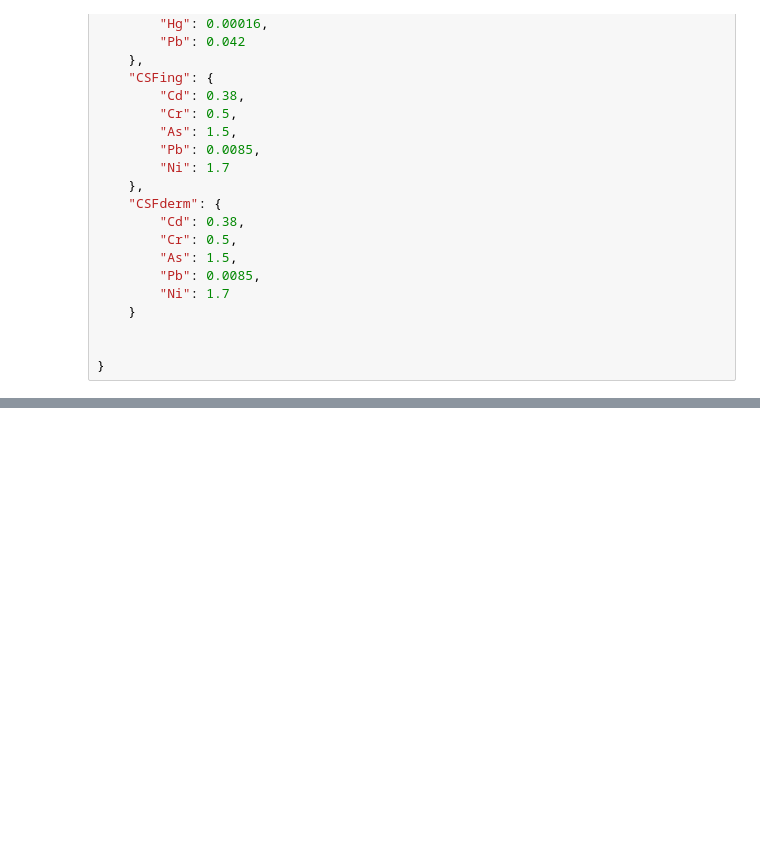
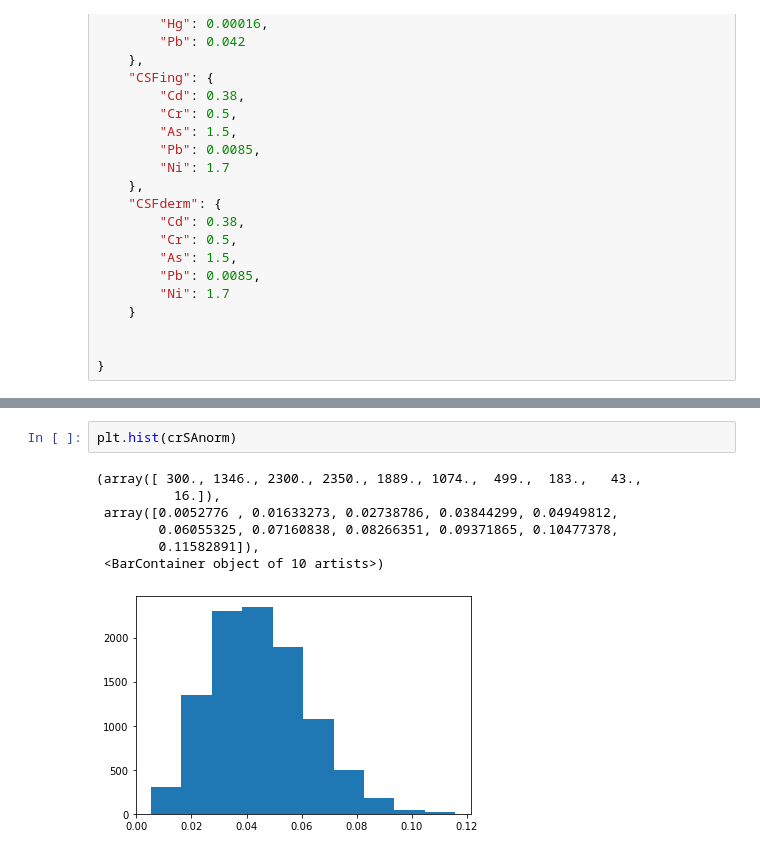
Before and after one commit to rakibhhridoy/OnGoingStudy, a Jupyter notebook: Buriganga/MonteCarlo.ipynb, the cells around one changed output, grey strips where cells are left out. Saved outputs shown, nothing was run; the diff lists cells and outputs as text; blank space fills up the shorter version.

```diff
--- a/Buriganga/MonteCarlo.ipynb
+++ b/Buriganga/MonteCarlo.ipynb
@@ -837,0 +845,10 @@ ilcr_sadult = ilcr.sum(axis=1)
+# %%
+plt.hist(crSAnorm)
+# %% [output]
+(array([ 300., 1346., 2300., 2350., 1889., 1074.,  499.,  183.,   43.,
+          16.]),
+ array([0.0052776 , 0.01633273, 0.02738786, 0.03844299, 0.04949812,
+        0.06055325, 0.07160838, 0.08266351, 0.09371865, 0.10477378,
+        0.11582891]),
+ <BarContainer object of 10 artists>)
+[figure, added]
```
Also changed, not shown: parts of 34 cells of this notebook, 14 other files.
